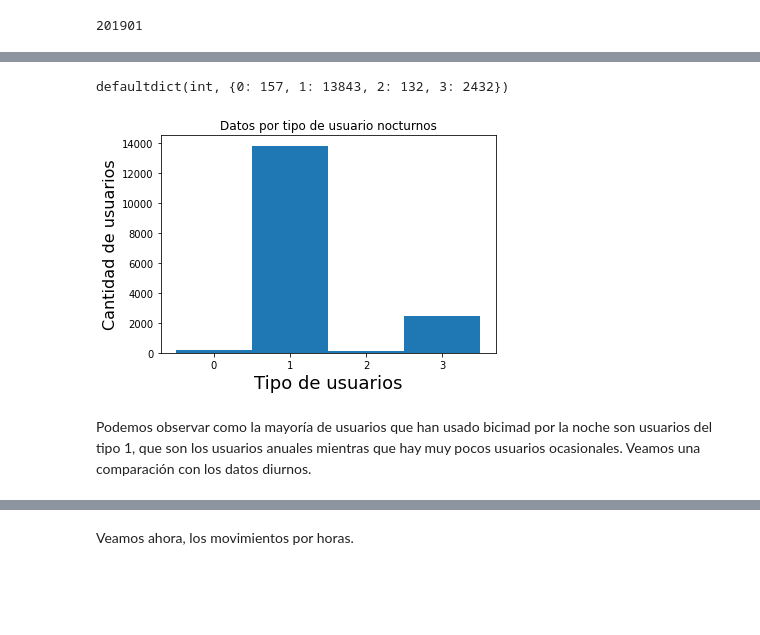
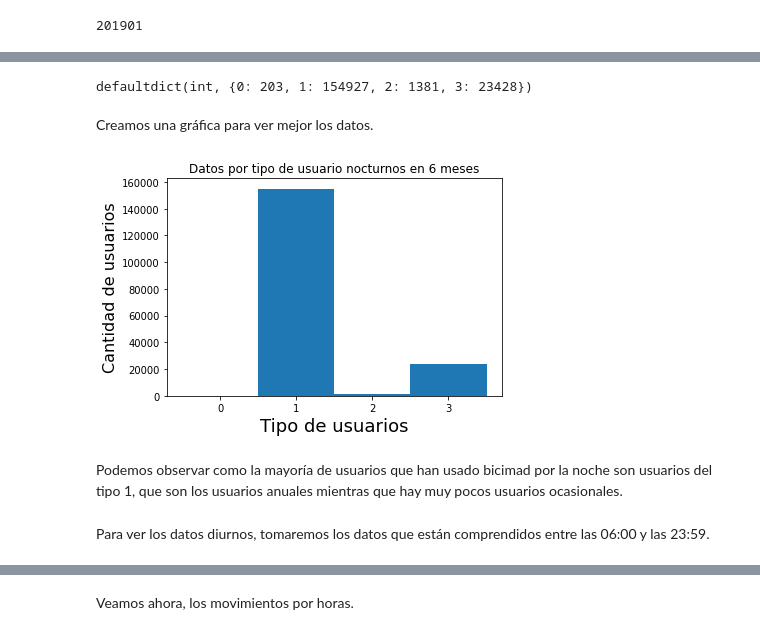
Before and after one commit to ParalelaUCM/biciMAD, a Jupyter notebook: PracticaSpark_BiciMad.ipynb, the cells around one changed output, grey strips where cells are left out. Drawn from its saved outputs; the diff is of its cells as text; code cells hidden in the pictures; blank space fills up the shorter version.

```diff
--- a/PracticaSpark_BiciMad.ipynb
+++ b/PracticaSpark_BiciMad.ipynb
@@ -258,23 +511,29 @@ rddNocturna.take(1)
 # %%
-#Separamos ahora por tipo de usuario y vemos cuantos hay de cada tipo en total en todo el mes(para caso nocturno)
+"""
+Separamos ahora por tipo de usuario y vemos cuantos hay de cada tipo en total (para caso nocturno).
+"""
 night_data = rddNocturna.map(lambda x: x['user_type']).countByValue()
 night_data
 # %% [output]
-defaultdict(int, {0: 157, 1: 13843, 2: 132, 3: 2432})
+defaultdict(int, {0: 203, 1: 154927, 2: 1381, 3: 23428})
+# %% [markdown]
+Creamos una gráfica para ver mejor los datos.
 # %%
-plt.title('Datos por tipo de usuario nocturnos')
+plt.title('Datos por tipo de usuario nocturnos en 6 meses')
 names = list(night_data.keys())
 values = list(night_data.values())
 plt.bar(names, values, 1)
 plt.xlabel('Tipo de usuarios', fontsize=18)
 plt.ylabel('Cantidad de usuarios', fontsize=16)
 names.sort()
 plt.xticks(names, ["0","1","2","3"])
 plt.show()
 # %% [output]
-[figure, old version]
+[figure, new version]
 # %% [markdown]
-Podemos observar como la mayoría de usuarios que han usado bicimad por la noche son usuarios del tipo 1, que son los usuarios anuales mientras que hay muy pocos usuarios ocasionales. Veamos una comparación con los datos diurnos.
+Podemos observar como la mayoría de usuarios que han usado bicimad por la noche son usuarios del tipo 1, que son los usuarios anuales mientras que hay muy pocos usuarios ocasionales.
+# %% [markdown]
+Para ver los datos diurnos, tomaremos los datos que están comprendidos entre las 06:00 y las 23:59.
 # %%
 def horasDiurnas(data):
   #data = json.loads(line)
```
Also changed, not shown: parts of 102 cells of this notebook.
